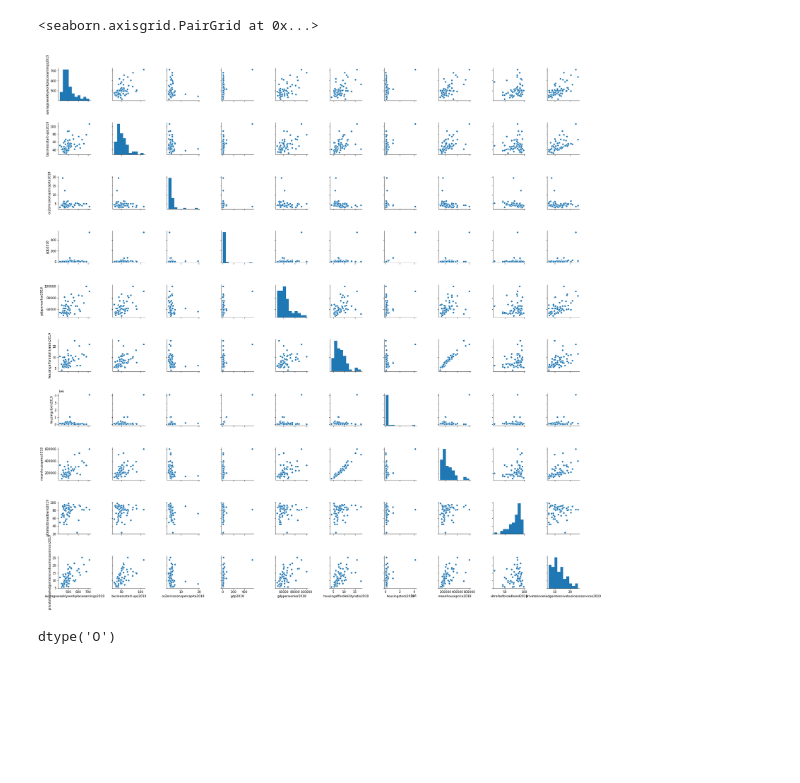
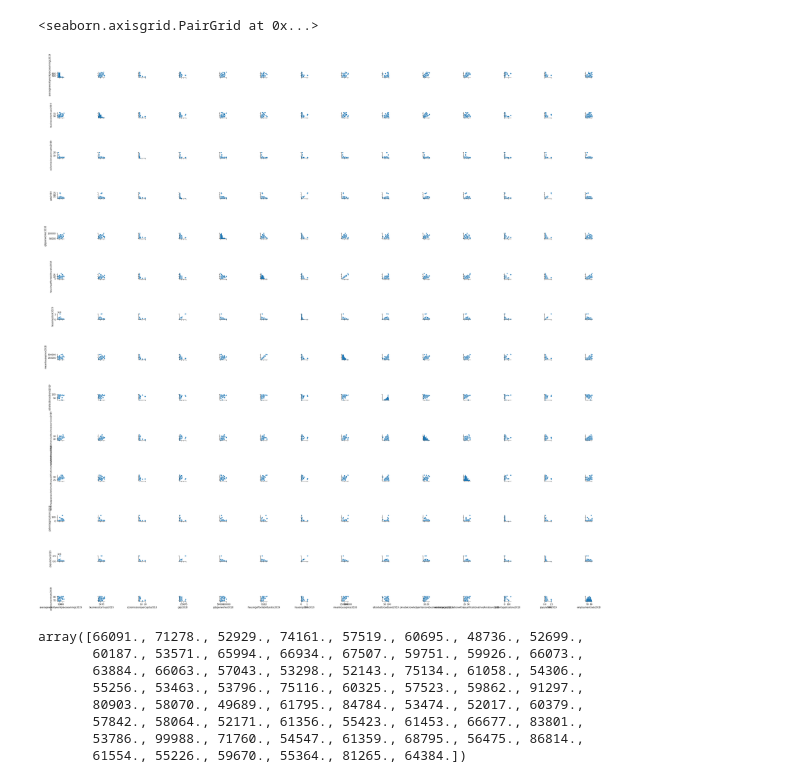
Before and after one commit to 107SBakst/107SBakst.github.io, a Jupyter notebook: Python/project_cfc_data.ipynb, the cells around one changed output. Cells and saved outputs as stored; diff of their text form; code cells hidden in the pictures; blank space fills up the shorter version.

```diff
--- a/Python/project_cfc_data.ipynb
+++ b/Python/project_cfc_data.ipynb
@@ -43,8 +35,7 @@ Name: city, dtype: object
 # %%
-sdf = df.loc[:,['city','averageweeklyworkplaceearnings2019','businessstart-ups2019','co2emissionspercapita2018','gdp2018','gdpperworker2018','housingaffordabilityratio2019','housingstock2019','meanhouseprice2018','ultrafastbroadband2019','privateknowledgeintensivebusinessservices2019']]
-sdf[['averageweeklyworkplaceearnings2019','businessstart-ups2019','co2emissionspercapita2018','gdp2018','gdpperworker2018','housingaffordabilityratio2019','housingstock2019','meanhouseprice2018','ultrafastbroadband2019','privateknowledgeintensivebusinessservices2019']].astype(float)
+sdf = df.loc[:,['city','averageweeklyworkplaceearnings2019','businessstart-ups2019','co2emissionspercapita2018','gdp2018','gdpperworker2018','housingaffordabilityratio2019','housingstock2019','meanhouseprice2018','ultrafastbroadband2019','privateknowledgeintensivebusinessservices2019','workingagepopulationwithaqualificationatnvq4orabove2018','patentapplications2018','population2019','employmentrate2018']]
 
 #sdf['gdp2018'] = sdf['gdp2018'].astype(float)
 # %%
-for i in ['averageweeklyworkplaceearnings2019','businessstart-ups2019','co2emissionspercapita2018','gdp2018','gdpperworker2018','housingaffordabilityratio2019','housingstock2019','meanhouseprice2018','ultrafastbroadband2019','privateknowledgeintensivebusinessservices2019']:
+for i in ['averageweeklyworkplaceearnings2019','businessstart-ups2019','co2emissionspercapita2018','gdp2018','gdpperworker2018','housingaffordabilityratio2019','housingstock2019','meanhouseprice2018','ultrafastbroadband2019','privateknowledgeintensivebusinessservices2019','workingagepopulationwithaqualificationatnvq4orabove2018','patentapplications2018','population2019','employmentrate2018']:
     sdf[i] = sdf[i].astype(float)
@@ -92,10 +42,18 @@ Name: gdpperworker2018, dtype: float64
 # %%
 
-sns.pairplot(sdf, height=2.5)
+sns.pairplot(sdf[sdf.city != 'London'], height=2.5)
 # %% [output]
 <seaborn.axisgrid.PairGrid at 0x...>
-[figure, old version]
+[figure, new version]
-# %%
-sdf['gdpperworker2018'].dtype
-# %% [output]
-dtype('O')
+# %%
+#sdf['gdpperworker2018'] = sdf['gdpperworker2018'].astype(float)
+sdf['gdpperworker2018'].unique()
+# %% [output]
+array([66091., 71278., 52929., 74161., 57519., 60695., 48736., 52699.,
+       60187., 53571., 65994., 66934., 67507., 59751., 59926., 66073.,
+       63884., 66063., 57043., 53298., 52143., 75134., 61058., 54306.,
+       55256., 53463., 53796., 75116., 60325., 57523., 59862., 91297.,
+       80903., 58070., 49689., 61795., 84784., 53474., 52017., 60379.,
+       57842., 58064., 52171., 61356., 55423., 61453., 66677., 83801.,
+       53786., 99988., 71760., 54547., 61359., 68795., 56475., 86814.,
+       61554., 55226., 59670., 55364., 81265., 64384.])
```
Also changed, not shown: parts of 4 cells of this notebook, 1 other file.
